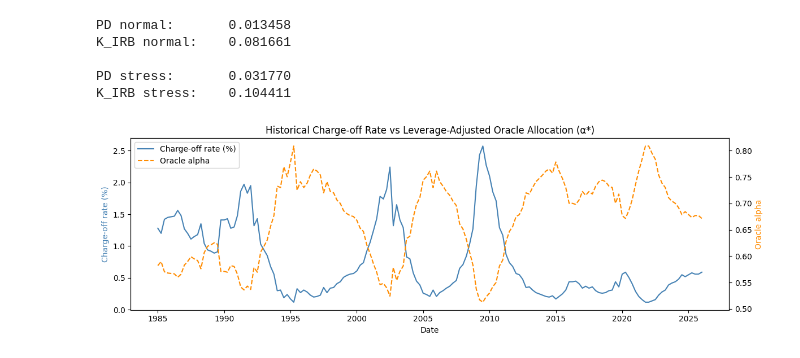
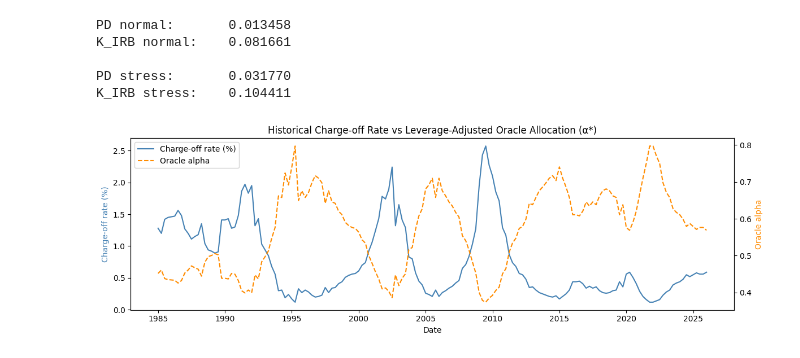
Before and after one commit to okeeffe-hannah/Decision_Focused_Learning_for_Capital_Allocation, a Jupyter notebook: data/notebooks/charge_offs_data.ipynb, the cells around one changed output. Saved outputs shown, nothing was run; the diff lists cells and outputs as text; code cells hidden in the pictures.

```diff
--- a/data/notebooks/charge_offs_data.ipynb
+++ b/data/notebooks/charge_offs_data.ipynb
@@ -9,6 +9,8 @@ import matplotlib.pyplot as plt
 import matplotlib.dates as mdates
 # %%
 fdic_data = pd.read_csv('../raw/fred_loan_return/fred_loan_return_aligned.csv')
+fdic_data["charge_off_rate"] = fdic_data["charge_off_rate"] /100
+fdic_data = fdic_data.dropna(subset=["charge_off_rate"])
 fdic_data = fdic_data.set_index('DATE')
 fdic_data.head()
 # %% [output]
@@ -282,10 +284,10 @@ import matplotlib.dates as mdates
 
 
 LGD    = 0.45
-Y_BAR  = 0.028
-LAMBDA = 10
+Y_BAR  = 0.05
+LAMBDA = 20
 K1 = 1
-ELL = 5
+ELL = 10
 
 
 def kirb(pd):
@@ -350,33 +352,33 @@ dates = pd.to_datetime(fdic_data.index).tz_localize(None).to_numpy()
 
 
 # ── Compute dynamic oracle choices ───────────────────────────────────────────
 out = np.array([oracle_alpha(c) for c in charge_offs])
 alphas = out[:, 0]
 k_irb = out[:, 1]
 
-oracle_alpha_series
-pd.to_csv()
+oracle_alpha_series = pd.DataFrame({"alpha": alphas}, index=dates)
+oracle_alpha_series.to_csv('../processed/oracle_alpha.csv')
 
 # ── Plotting code remains identical ──────────────────────────────────────────
 fig, ax1 = plt.subplots(figsize=(12, 4))
 ax1.plot(dates, charge_offs * 100, color="steelblue", label="Charge-off rate (%)")
 ax1.set_ylabel("Charge-off rate (%)", color="steelblue")
 ax1.set_xlabel("Date")
 ax1.xaxis.set_major_locator(mdates.YearLocator(5))   # every 5 years
 ax1.xaxis.set_major_formatter(mdates.DateFormatter('%Y'))
 
 ax2 = ax1.twinx()
 ax2.plot(dates, alphas, color="darkorange", linestyle="--", label="Oracle alpha")
 ax2.set_ylabel("Oracle alpha", color="darkorange")
 ax2.xaxis.set_major_locator(mdates.YearLocator(5))   # every 5 years
 ax2.xaxis.set_major_formatter(mdates.DateFormatter('%Y'))
 
 lines1, labels1 = ax1.get_legend_handles_labels()
 lines2, labels2 = ax2.get_legend_handles_labels()
 ax1.legend(lines1 + lines2, labels1 + labels2, loc="upper left")
 plt.title("Historical Charge-off Rate vs Leverage-Adjusted Oracle Allocation (α*)")
 plt.tight_layout()
 plt.savefig("../figures/historical_charge_off_vs_alpha_leverage.png")
 plt.show()
 # %% [output]
-[figure, old version]
+[figure, new version]
```
Also changed, not shown: parts of 6 cells of this notebook, 8 other files.
